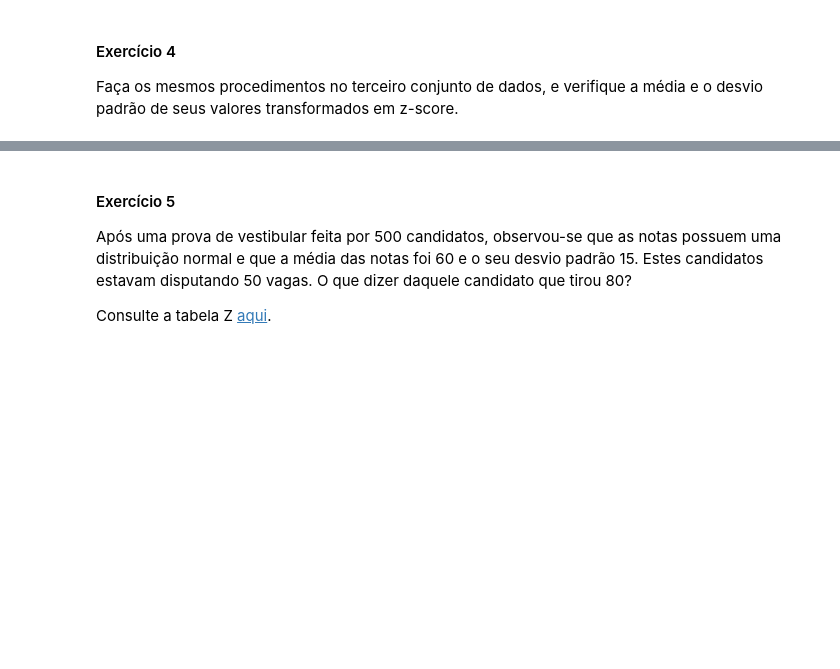
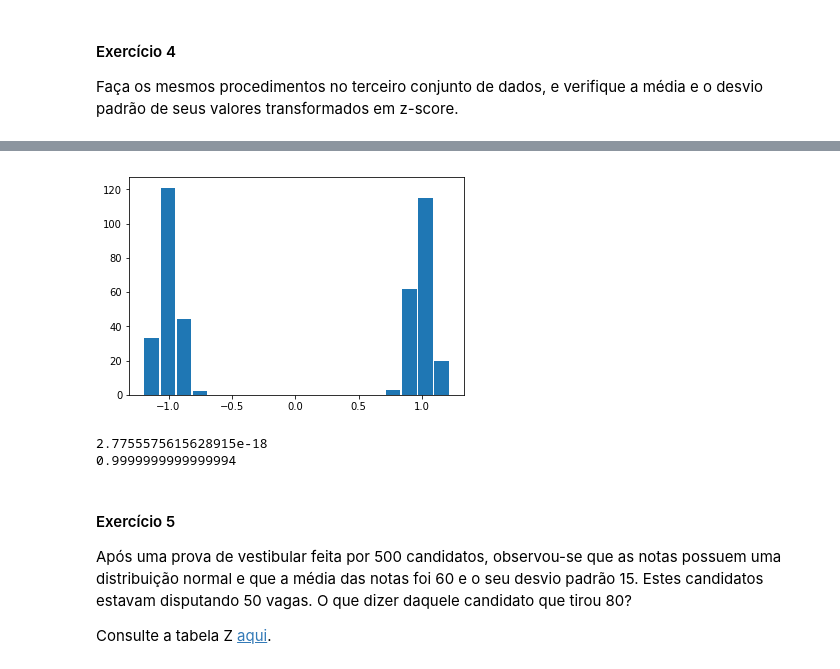
Before and after one commit to tetsufmbio/IMD0033, a Jupyter notebook: aula07/aula07-EstatisticaDescritivaIV.ipynb, the cells around one changed output, grey strips where cells are left out. Saved outputs shown, nothing was run; the diff lists cells and outputs as text; code cells hidden in the pictures; blank space fills up the shorter version.

```diff
--- a/aula07/aula07-EstatisticaDescritivaIV.ipynb
+++ b/aula07/aula07-EstatisticaDescritivaIV.ipynb
@@ -72,11 +103,17 @@ plt.show()
 # %%
-data3Z = # armazene os dados transformados nesta variável
+data3Z = zscore(data3) # armazene os dados transformados nesta variável
 
-binsZ = np.linspace(np.array(data3Z).min(),np.array(data3Z).max(),20)
+bins3Z = np.linspace(np.array(data3Z).min(),np.array(data3Z).max(),20)
 plt.hist(data3Z, bins3Z, rwidth=0.9)
 plt.show()
 
 # calcule a média e o desvio padrão dos dados transformados
+print(medArit(data3Z))
+print(sd(data3Z))
+# %% [output]
+[figure, added]
+2.7755575615628915e-18
+0.9999999999999994
 # %% [markdown]
 #### Exercício 5
 
```
Also changed, not shown: parts of 11 cells of this notebook, 7 other files.
